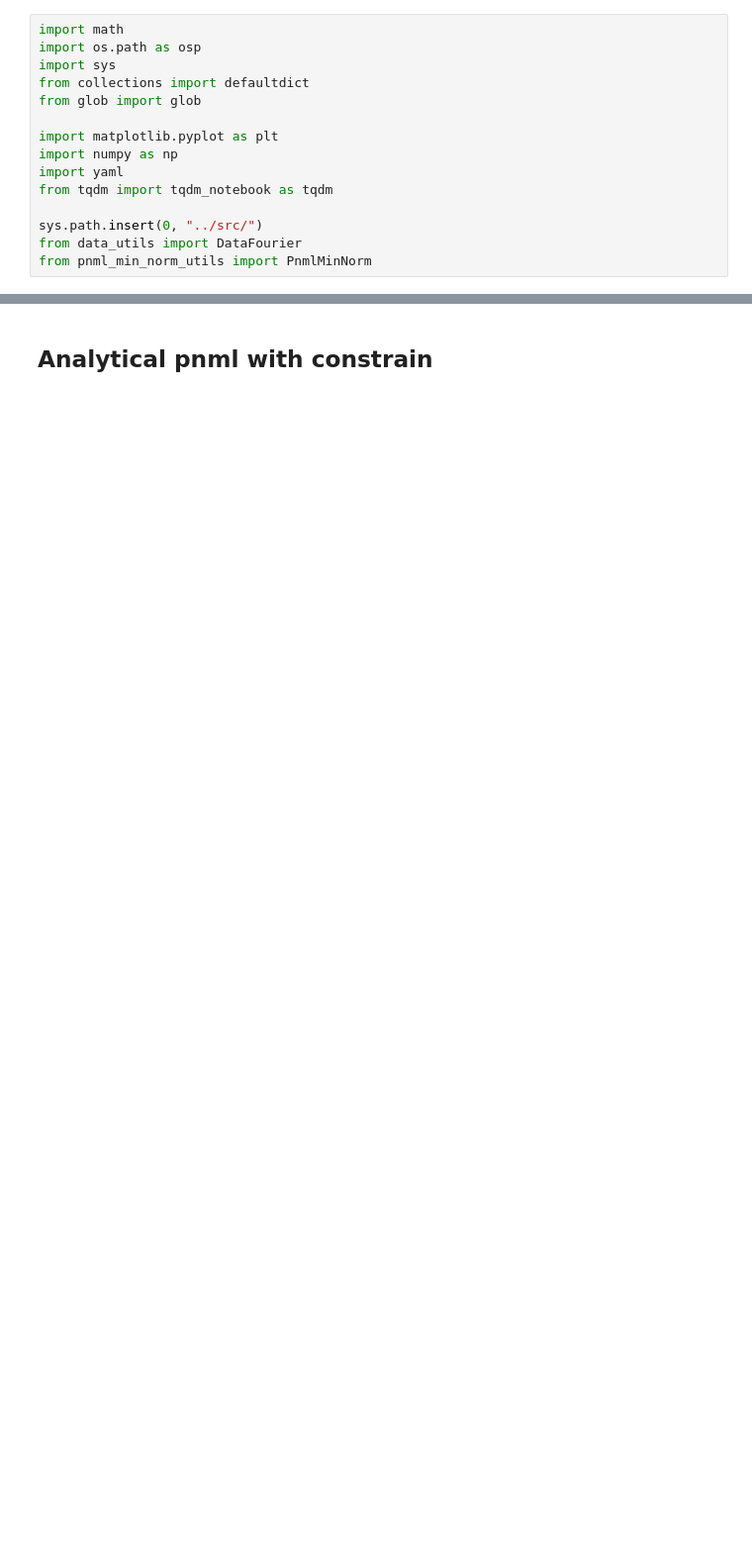
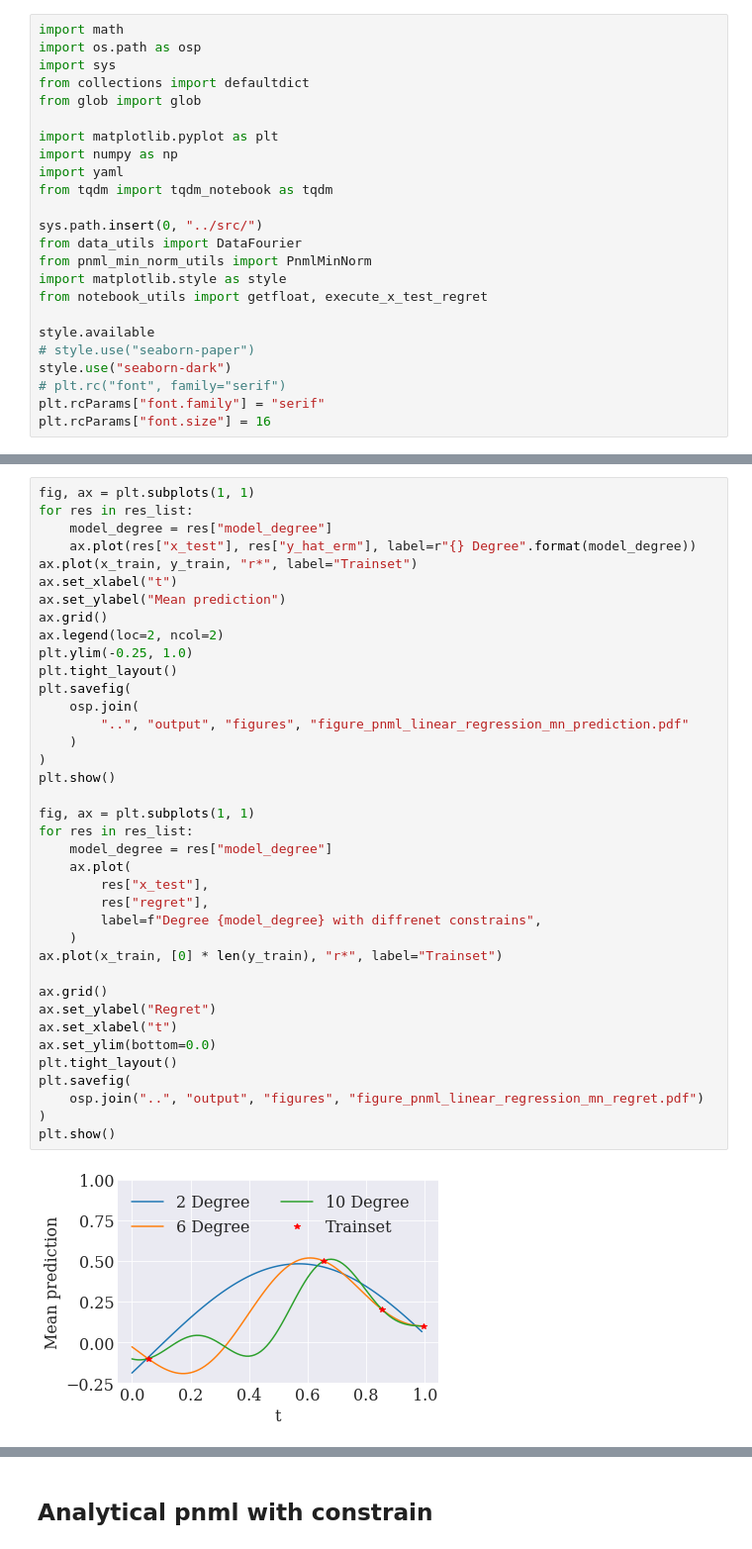
Before and after one commit to kobybibas/pnml_linear_regression_simulation, a Jupyter notebook: notebooks/min_norm_solution.ipynb, the cells around one changed output, grey strips where cells are left out. Shown: that part at 99% size. Drawn from its saved outputs; the diff is of its cells as text; blank space fills up the shorter version.

Commit message:
Min norm solution. notebooks vis

```diff
--- a/notebooks/min_norm_solution.ipynb
+++ b/notebooks/min_norm_solution.ipynb
@@ -13,3 +13,12 @@ from tqdm import tqdm_notebook as tqdm
 sys.path.insert(0, "../src/")
 from data_utils import DataFourier
 from pnml_min_norm_utils import PnmlMinNorm
+import matplotlib.style as style
+from notebook_utils import getfloat, execute_x_test_regret
+
+style.available
+# style.use("seaborn-paper")
+style.use("seaborn-dark")
+# plt.rc("font", family="serif")
+plt.rcParams["font.family"] = "serif"
+plt.rcParams["font.size"] = 16
@@ -85,0 +74,40 @@ plt.show()
+# %%
+fig, ax = plt.subplots(1, 1)
+for res in res_list:
+    model_degree = res["model_degree"]
+    ax.plot(res["x_test"], res["y_hat_erm"], label=r"{} Degree".format(model_degree))
+ax.plot(x_train, y_train, "r*", label="Trainset")
+ax.set_xlabel("t")
+ax.set_ylabel("Mean prediction")
+ax.grid()
+ax.legend(loc=2, ncol=2)
+plt.ylim(-0.25, 1.0)
+plt.tight_layout()
+plt.savefig(
+    osp.join(
+        "..", "output", "figures", "figure_pnml_linear_regression_mn_prediction.pdf"
+    )
+)
+plt.show()
+
+fig, ax = plt.subplots(1, 1)
+for res in res_list:
+    model_degree = res["model_degree"]
+    ax.plot(
+        res["x_test"],
+        res["regret"],
+        label=f"Degree {model_degree} with diffrenet constrains",
+    )
+ax.plot(x_train, [0] * len(y_train), "r*", label="Trainset")
+
+ax.grid()
+ax.set_ylabel("Regret")
+ax.set_xlabel("t")
+ax.set_ylim(bottom=0.0)
+plt.tight_layout()
+plt.savefig(
+    osp.join("..", "output", "figures", "figure_pnml_linear_regression_mn_regret.pdf")
+)
+plt.show()
+# %% [output]
+[figure, added]
```
Also changed, not shown: parts of 10 cells of this notebook, 14 other files.
